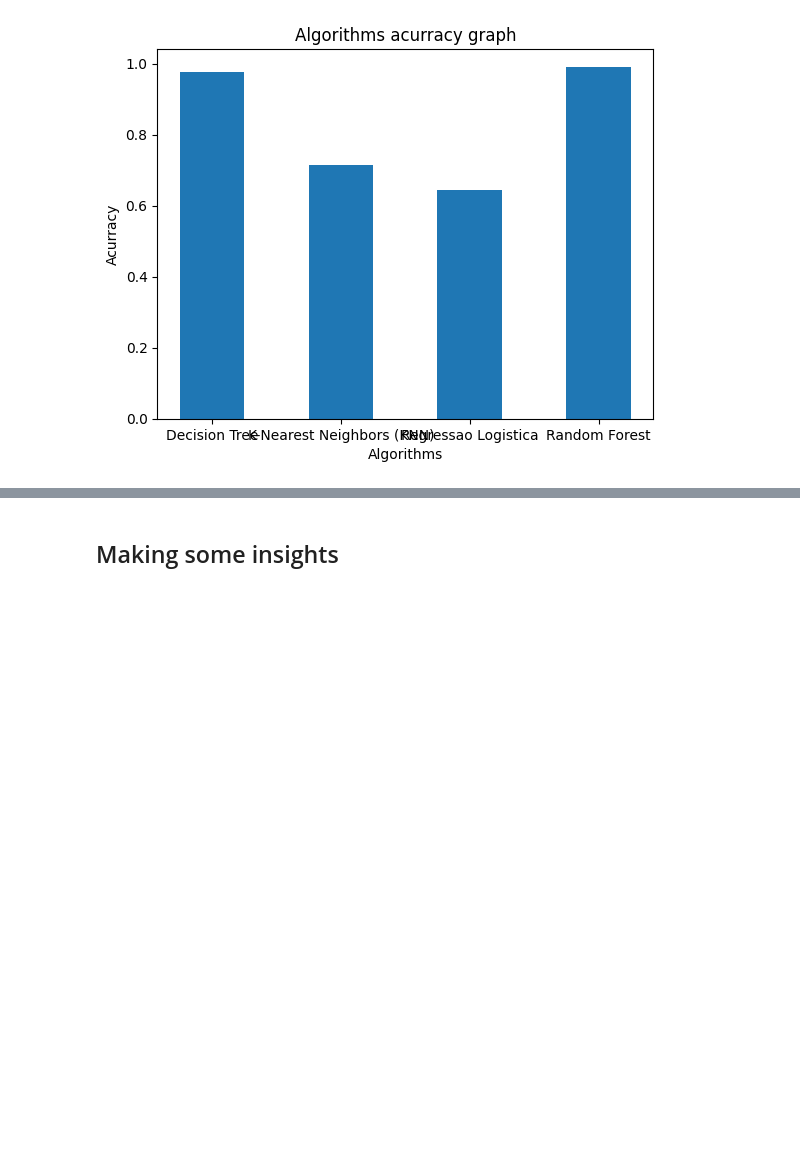
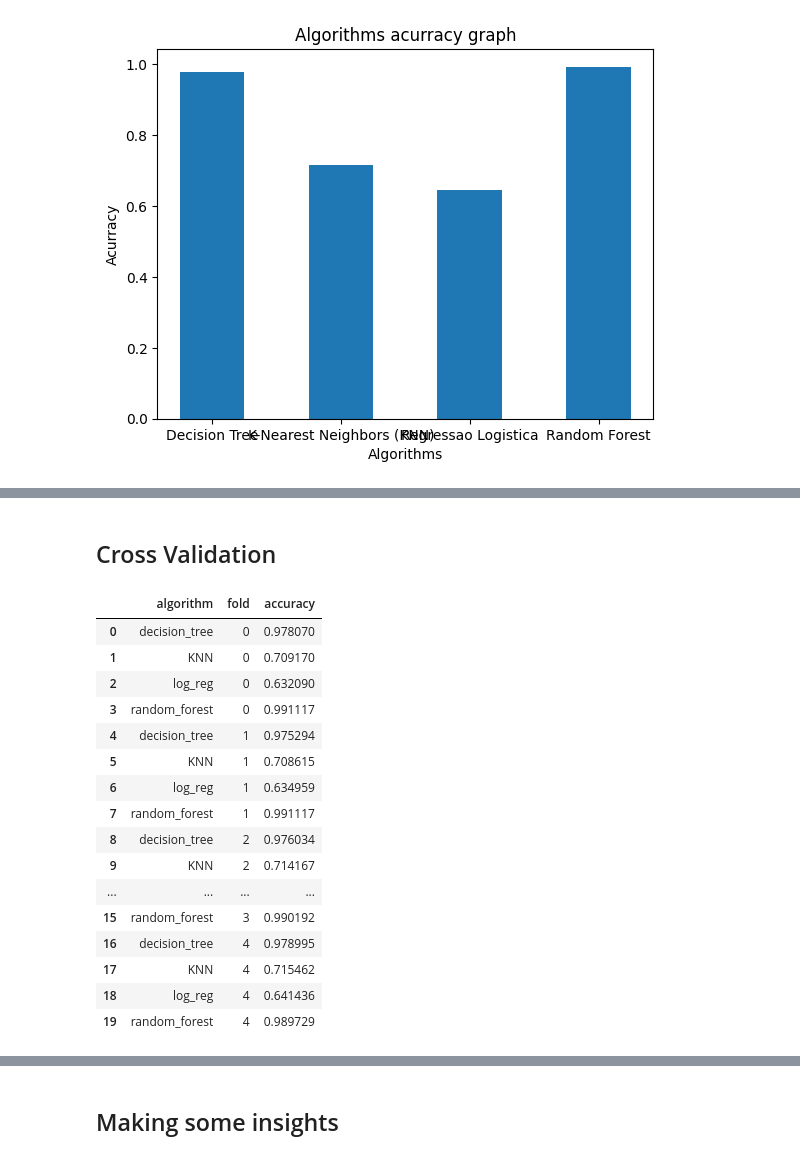
Before and after one commit to iTzFabregas/mushroom-poisoning-detection, a Jupyter notebook: detection.ipynb, the cells around one changed output, grey strips where cells are left out. Cells and saved outputs as stored; diff of their text form; code cells hidden in the pictures; blank space fills up the shorter version.

```diff
--- a/detection.ipynb
+++ b/detection.ipynb
@@ -357,0 +359,14 @@ plt.show()
+# %% [markdown]
+## Cross Validation
+# %%
+from sklearn.model_selection import StratifiedKFold
+
+alg_runner = {
+    'decision_tree' : DecisionTreeClassifier(),
+    'KNN' : KNeighborsClassifier(n_neighbors=10),
+    'log_reg' : LogisticRegression(max_iter=1000),
+    'random_forest' : RandomForestClassifier(n_estimators=100)
+}
+
+labels = dataset.poisonous
+dataframe = dataset.drop('poisonous',inplace=False, axis=1)
@@ -357,0 +375,36 @@ plt.show()
+# %%
+results = []
+
+for fold, (train_index, test_index) in enumerate(kf.split(dataframe, labels)):
+    train = dataframe.iloc[train_index]
+    train_labels = labels.iloc[train_index]
+
+    test = dataframe.iloc[test_index]
+    test_labels = labels.iloc[test_index]
+
+    for alg_name, alg_run in alg_runner.items():
+        alg_run.fit(train, train_labels)
+        predict = alg_run.predict(test)
+        acc = accuracy_score(test_labels, predict)
+        results.append([alg_name, fold, acc])
+
+df_results = pd.DataFrame(results, columns=['algorithm', 'fold', 'accuracy'])
+df_results
+# %% [output]
+|  | algorithm | fold | accuracy |
+| 0 | decision_tree | 0 | 0.978070 |
+| 1 | KNN | 0 | 0.709170 |
+| 2 | log_reg | 0 | 0.632090 |
+| 3 | random_forest | 0 | 0.991117 |
+| 4 | decision_tree | 1 | 0.975294 |
+| 5 | KNN | 1 | 0.708615 |
+| 6 | log_reg | 1 | 0.634959 |
+| 7 | random_forest | 1 | 0.991117 |
+| 8 | decision_tree | 2 | 0.976034 |
+| 9 | KNN | 2 | 0.714167 |
+| ... | ... | ... | ... |
+| 15 | random_forest | 3 | 0.990192 |
+| 16 | decision_tree | 4 | 0.978995 |
+| 17 | KNN | 4 | 0.715462 |
+| 18 | log_reg | 4 | 0.641436 |
+| 19 | random_forest | 4 | 0.989729 |
```
Also changed, not shown: parts of 10 cells of this notebook.
